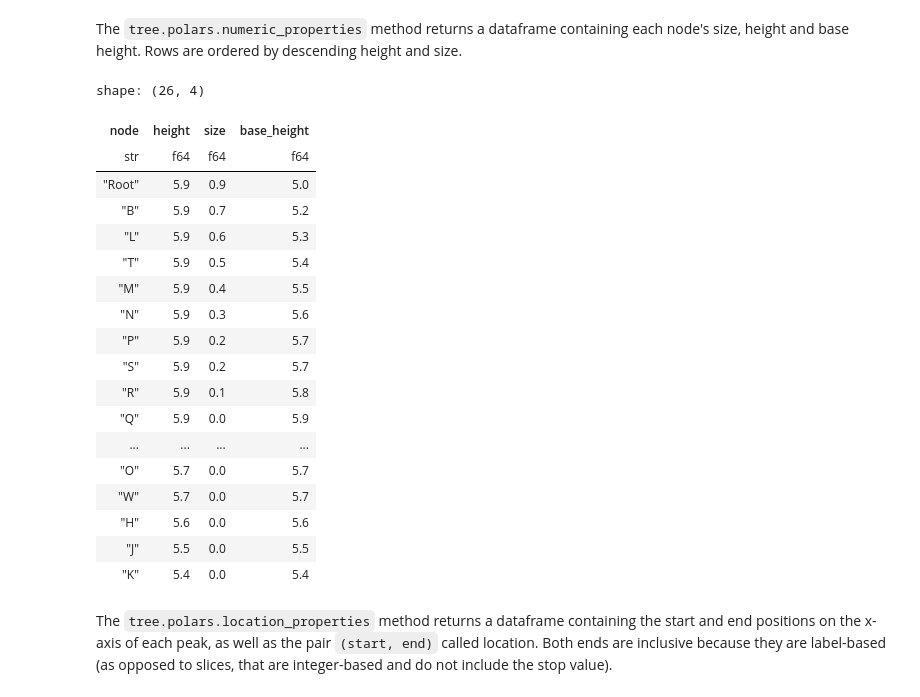
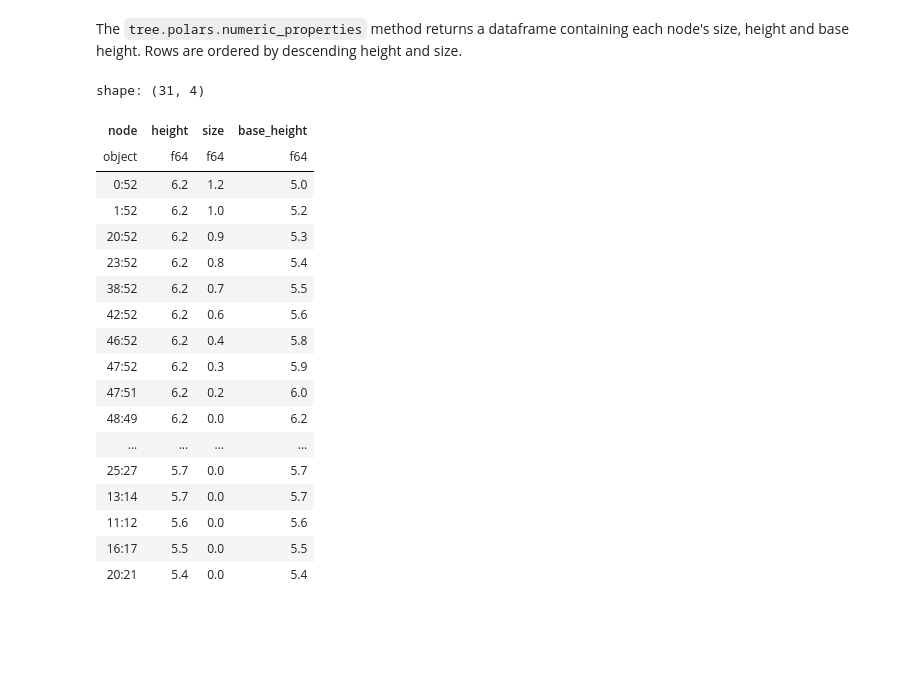
Before and after one commit to eivindtostesen/hierarchical_peak_finding, a Jupyter notebook: dataframes_tutorial.ipynb, the cells around one changed output. Drawn from its saved outputs; the diff is of its cells as text; code cells hidden in the pictures; blank space fills up the shorter version.

```diff
--- a/dataframes_tutorial.ipynb
+++ b/dataframes_tutorial.ipynb
@@ -167,37 +174,32 @@ The `tree.polars.numeric_properties` method returns a dataframe containing each
 # %%
 # Generate the data set:
 X, Y = peaky_data.example_1(randomseed=RANDOM_SEED)
 # Get the peak analysis results:
-tree = analyze_and_make_tree(X, Y)
+tree = PeakTree.from_peak_objects(
+    map(lambda peak: NumSlice.from_start_end(*peak[0:2], Y), peaks(Y))
+)
 # Add polars functionality to the tree:
-peaks_in_polars.PeakTreePolars(
-    tree,
-    x_start=lambda n: tree.location[n][0],
-    x_end=lambda n: tree.location[n][1],
-    objecttype=[],
-)
+peaks_in_polars.PeakTreePolars(tree, X=X)
 
 # Dataframe with peak spans on the y-axis:
 tree.polars.numeric_properties()
 # %% [output]
-shape: (26, 4)
+shape: (31, 4)
 | node | height | size | base_height |
-| str | f64 | f64 | f64 |
-| "Root" | 5.9 | 0.9 | 5.0 |
-| "B" | 5.9 | 0.7 | 5.2 |
-| "L" | 5.9 | 0.6 | 5.3 |
-| "T" | 5.9 | 0.5 | 5.4 |
-| "M" | 5.9 | 0.4 | 5.5 |
-| "N" | 5.9 | 0.3 | 5.6 |
-| "P" | 5.9 | 0.2 | 5.7 |
-| "S" | 5.9 | 0.2 | 5.7 |
-| "R" | 5.9 | 0.1 | 5.8 |
-| "Q" | 5.9 | 0.0 | 5.9 |
+| object | f64 | f64 | f64 |
+| 0:52 | 6.2 | 1.2 | 5.0 |
+| 1:52 | 6.2 | 1.0 | 5.2 |
+| 20:52 | 6.2 | 0.9 | 5.3 |
+| 23:52 | 6.2 | 0.8 | 5.4 |
+| 38:52 | 6.2 | 0.7 | 5.5 |
+| 42:52 | 6.2 | 0.6 | 5.6 |
+| 46:52 | 6.2 | 0.4 | 5.8 |
+| 47:52 | 6.2 | 0.3 | 5.9 |
+| 47:51 | 6.2 | 0.2 | 6.0 |
+| 48:49 | 6.2 | 0.0 | 6.2 |
 | ... | ... | ... | ... |
-| "O" | 5.7 | 0.0 | 5.7 |
-| "W" | 5.7 | 0.0 | 5.7 |
-| "H" | 5.6 | 0.0 | 5.6 |
-| "J" | 5.5 | 0.0 | 5.5 |
-| "K" | 5.4 | 0.0 | 5.4 |
+| 25:27 | 5.7 | 0.0 | 5.7 |
+| 13:14 | 5.7 | 0.0 | 5.7 |
+| 11:12 | 5.6 | 0.0 | 5.6 |
+| 16:17 | 5.5 | 0.0 | 5.5 |
+| 20:21 | 5.4 | 0.0 | 5.4 |
-# %% [markdown]
-The `tree.polars.location_properties` method returns a dataframe containing the start and end positions on the x-axis of each peak, as well as the pair `(start, end)` called location. Both ends are inclusive because they are label-based (as opposed to slices, that are integer-based and do not include the stop value).
```
Also changed, not shown: parts of 32 cells of this notebook, 8 other files.
